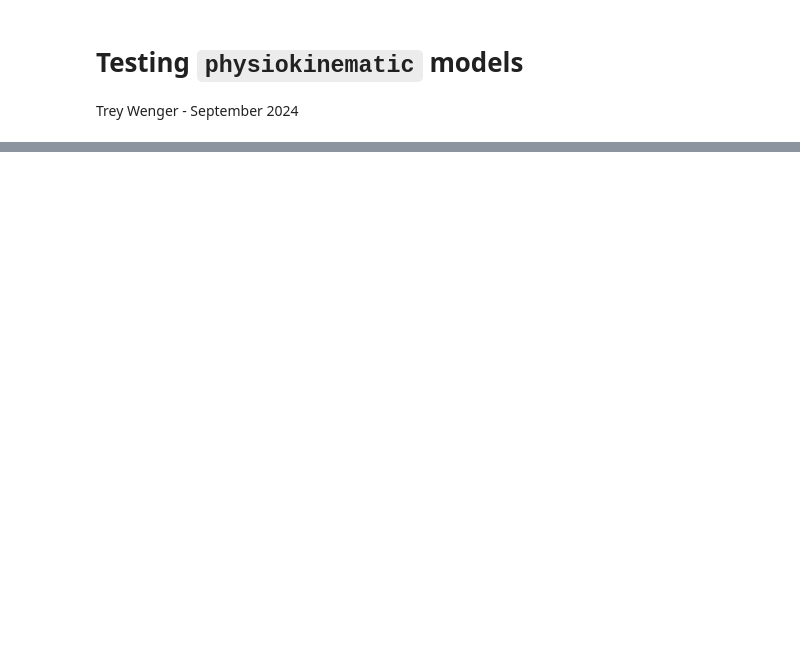
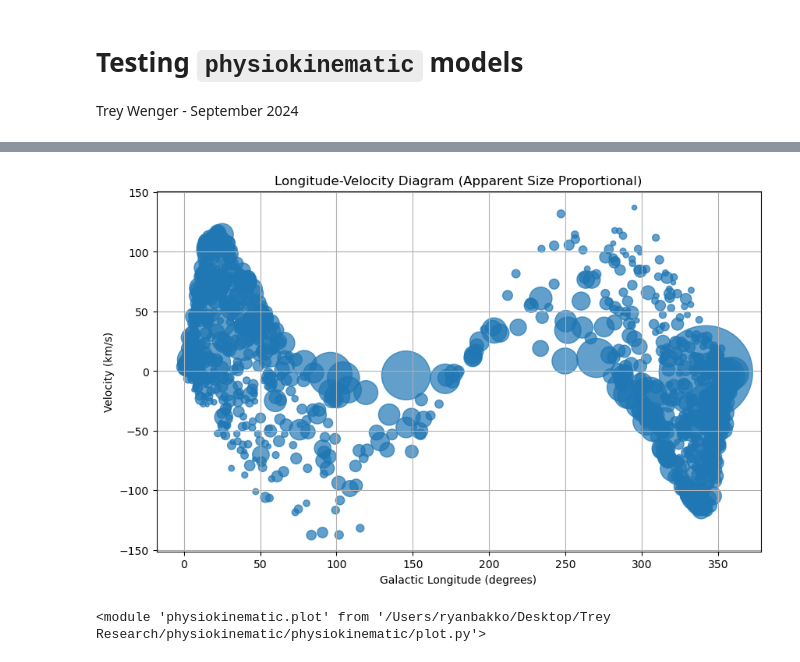
Before and after one commit to ryanbakko/physiokinematic, a Jupyter notebook: test.ipynb, the cells around one changed output, grey strips where cells are left out. Saved outputs shown, nothing was run; the diff lists cells and outputs as text; code cells hidden in the pictures; blank space fills up the shorter version.

```diff
--- a/test.ipynb
+++ b/test.ipynb
@@ -193,0 +135,4 @@ ax.set_xlim(360.0, 0.0)
+# %%
+
+from physiokinematic.simulate import simulate
+hii_data = simulate(1000)  # Step 1: Simulate HII regions
@@ -193,0 +155,10 @@ ax.set_xlim(360.0, 0.0)
+# %%
+from physiokinematic import plot
+plot.plot_longitude_velocity_diagram(hii_data)
+# %% [output]
+[figure, added]
+# %%
+import importlib
+importlib.reload(plot)
+# %% [output]
+<module 'physiokinematic.plot' from '/Users/ryanbakko/Desktop/Trey Research/physiokinematic/physiokinematic/plot.py'>
```
Also changed, not shown: parts of 19 cells of this notebook, 8 other files.
